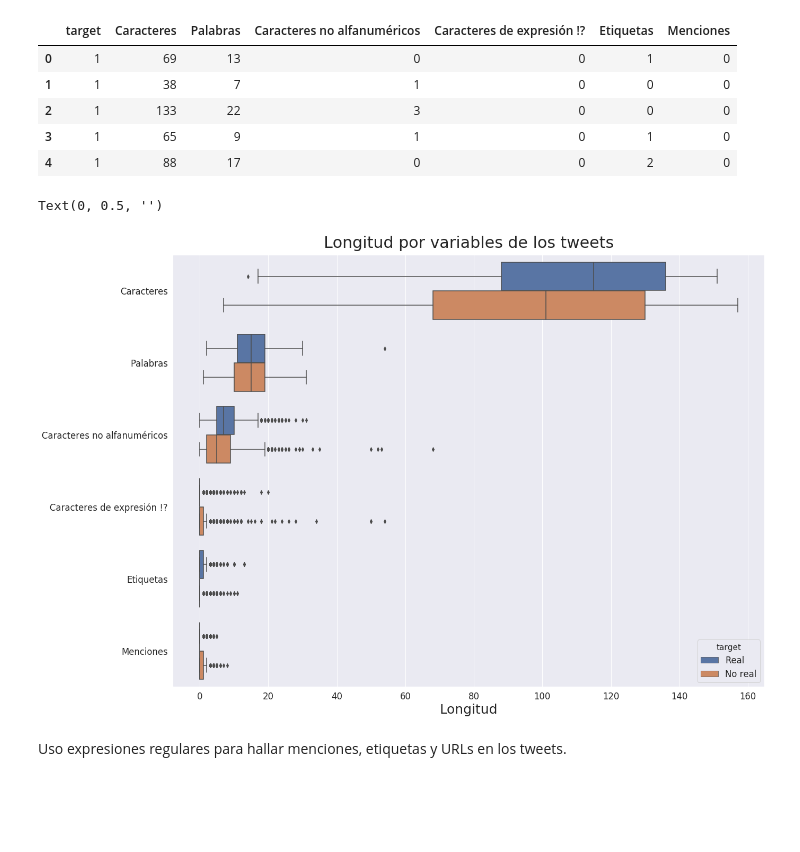
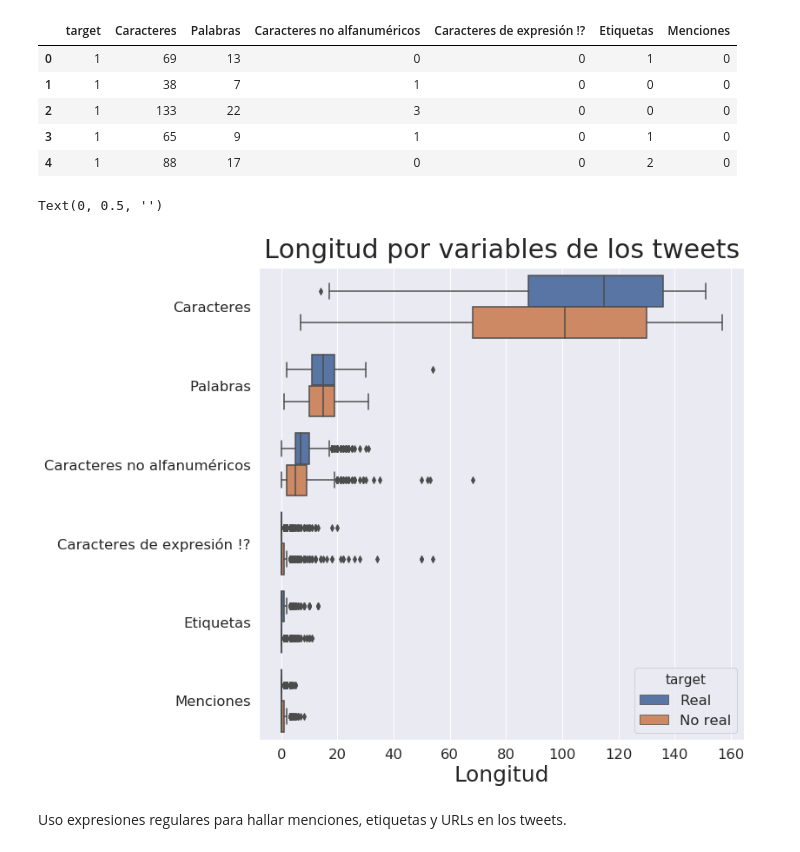
Before and after one commit to freedocx/CovidNPLDisaster, a Jupyter notebook: Javier/Analysis.ipynb, the cells around one changed output. Drawn from its saved outputs; the diff is of its cells as text; code cells hidden in the pictures; blank space fills up the shorter version.

```diff
--- a/Javier/Analysis.ipynb
+++ b/Javier/Analysis.ipynb
@@ -65,18 +63,18 @@ finger.head()
 # %%
 melted = pd.melt(finger, id_vars="target")
 melted.loc[melted["target"] == 0, "target"] = "No real"
 melted.loc[melted["target"] == 1, "target"] = "Real"
 melted.rename(columns={"value":"Longitud","variable":"Variables"},inplace=True)
-sns.set(rc={'figure.figsize':(20,15)})
+sns.set(rc={'figure.figsize':(10,10)})
 sns.set(font_scale=1.5)
 plot = sns.boxplot(x='Longitud',y="Variables",data=melted,hue='target')
 plot.axes.set_title('Longitud por variables de los tweets',fontsize=30, y=1.009)
 plot.set_xlabel("Longitud",fontsize=25)
 plot.set_ylabel("",fontsize=0)
 #plot.get_figure().savefig("finger.png")
 # %% [output]
 Text(0, 0.5, '')
-[figure, old version]
+[figure, new version]
 # %% [markdown]
 Uso expresiones regulares para hallar menciones, etiquetas y URLs en los tweets.
 # %%
```
Also changed, not shown: parts of 6 cells of this notebook, 12 other files.
